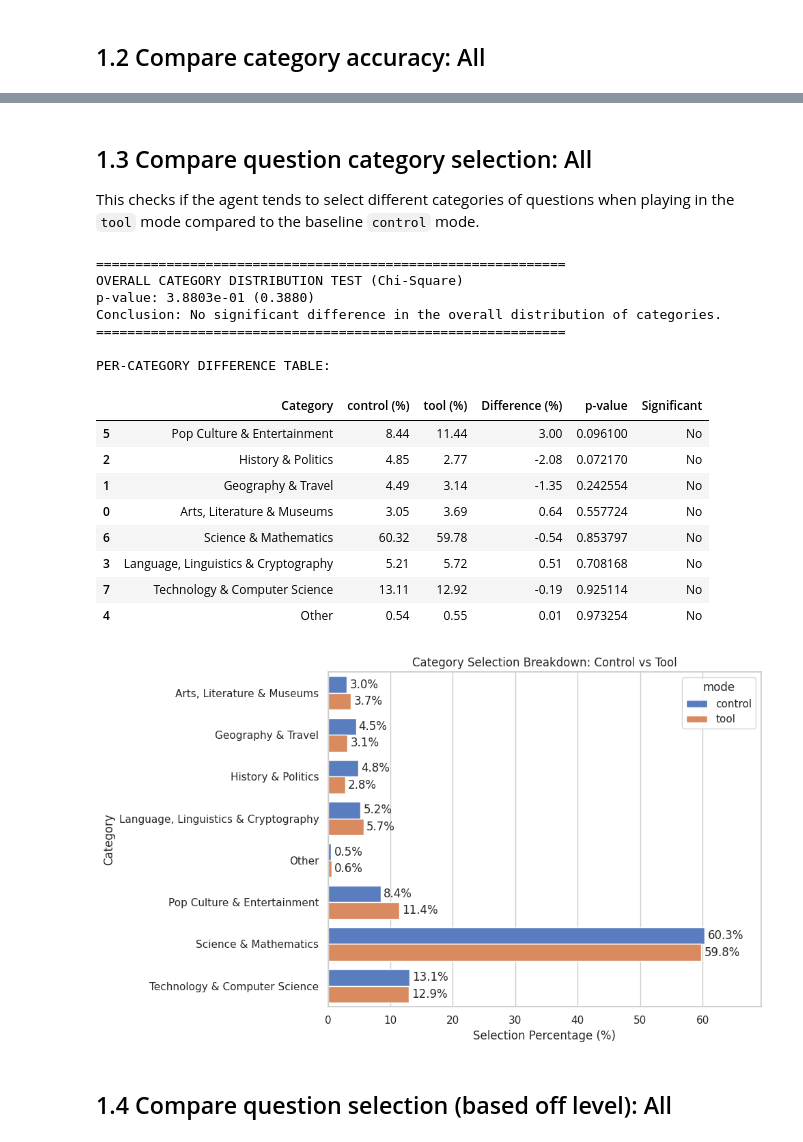
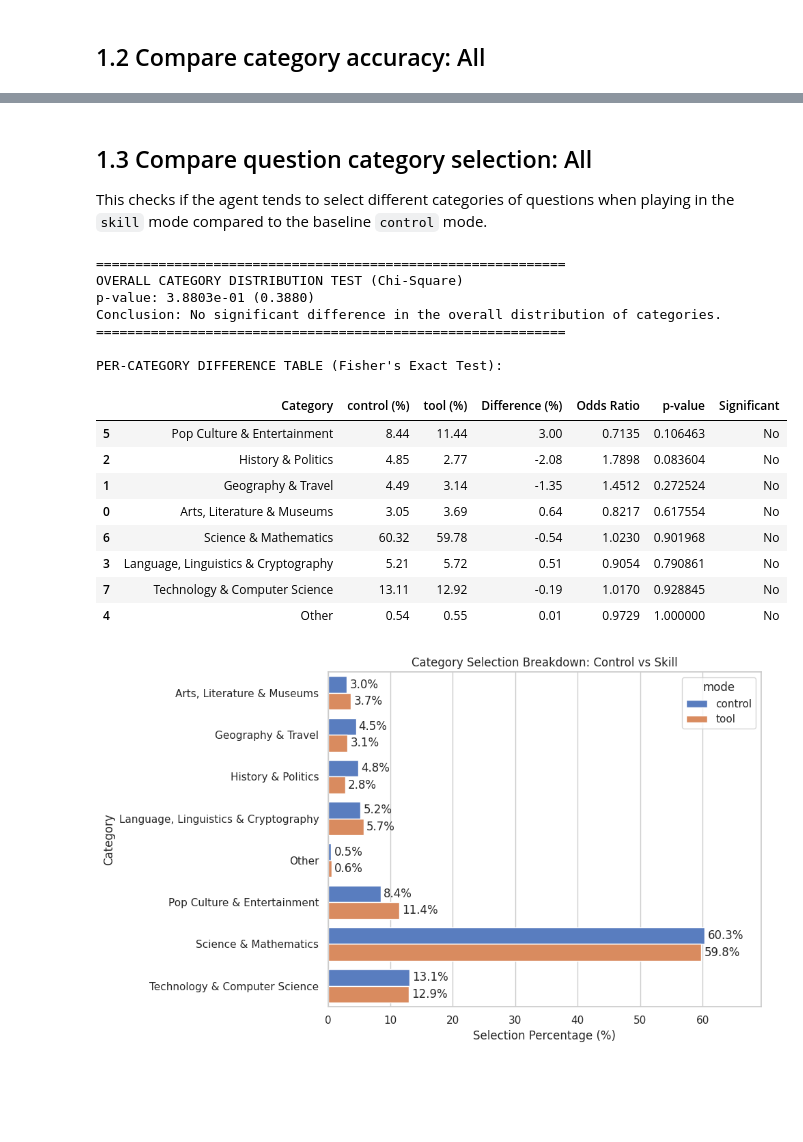
Before and after one commit to Lakindu2003/dungeon_of_self, a Jupyter notebook: backend/results_viewer/notebooks/task_1_control_compare.ipynb, the cells around one changed output, grey strips where cells are left out. Drawn from its saved outputs; the diff is of its cells as text; code cells hidden in the pictures; blank space fills up the shorter version.

```diff
--- a/backend/results_viewer/notebooks/task_1_control_compare.ipynb
+++ b/backend/results_viewer/notebooks/task_1_control_compare.ipynb
@@ -232,13 +247,12 @@ plt.show()
 # %% [markdown]
 ## 1.3 Compare question category selection: All
 
-This checks if the agent tends to select different categories of questions when playing in the `tool` mode compared to the baseline `control` mode.
+This checks if the agent tends to select different categories of questions when playing in the `skill` mode compared to the baseline `control` mode.
 # %%
 import pandas as pd
 import matplotlib.pyplot as plt
 import seaborn as sns
-from scipy.stats import chi2_contingency
-from statsmodels.stats.proportion import proportions_ztest
+from scipy.stats import chi2_contingency, fisher_exact # Changed import here
 import numpy as np
 
 # 1. Prepare the basic long-format data
@@ -248,6 +262,7 @@ cat_selection = pd.merge(cat_selection, total_per_mode, on='mode')
 cat_selection['percentage'] = (cat_selection['selection_count'] / cat_selection['total'] * 100).round(2)
 
 # 2. Overall Chi-Square Test for the entire distribution
+# (Note: SciPy's fisher_exact only supports 2x2 tables, so Chi-Square is kept for the overall RxC table)
 contingency_table = pd.crosstab(df_q['category'], df_q['mode'])
 chi2_stat, p_global, dof, expected = chi2_contingency(contingency_table)
 
@@ -260,10 +275,10 @@ else:
     print("Conclusion: No significant difference in the overall distribution of categories.")
 print("="*60 + "\n")
 
-# 3. Create the Difference Table with Per-Category Z-Tests
+# 3. Create the Difference Table with Per-Category Fisher's Exact Tests
 modes = contingency_table.columns.tolist()
 if len(modes) == 2:
-    m1, m2 = modes[0], modes[1]  # e.g., 'Control' and 'Tool'
+    m1, m2 = modes[0], modes[1]  # e.g., 'Control' and 'Skill'
     totals = contingency_table.sum(axis=0)
 
     results = []
@@ -273,13 +288,20 @@ if len(modes) == 2:
         nobs1 = totals[m1]
         nobs2 = totals[m2]
 
+        # Calculate "failures" (times any OTHER category was selected)
+        other1 = nobs1 - count1
+        other2 = nobs2 - count2
+
         pct1 = (count1 / nobs1) * 100
         pct2 = (count2 / nobs2) * 100
         diff = pct2 - pct1  # Difference (Mode 2 - Mode 1)
 
-        # Two-Proportion Z-test for this specific category
-        # It compares the proportion of times THIS category was picked vs ALL OTHER categories
-        z_stat, p_val = proportions_ztest([count1, count2], [nobs1, nobs2])
+        # Build the 2x2 table: [Selected Cat, Selected Other]
+        table = [[count1, other1],
+                 [count2, other2]]
+
+        # Fisher's Exact Test for this specific category
+        odds_ratio, p_val = fisher_exact(table)
 
         # Determine significance marker explicitly
         if pd.isna(p_val):
@@ -294,53 +316,52 @@ if len(modes) == 2:
             f'{m1} (%)': round(pct1, 2),
             f'{m2} (%)': round(pct2, 2),
             'Difference (%)': round(diff, 2),
+            'Odds Ratio': round(odds_ratio, 4),
             'p-value': p_val,
             'Significant': sig
         })
 
     diff_table = pd.DataFrame(results)
 
-    print("PER-CATEGORY DIFFERENCE TABLE:")
+    print("PER-CATEGORY DIFFERENCE TABLE (Fisher's Exact Test):")
     # Sort by the absolute difference to see the biggest changes at the top
     diff_table_sorted = diff_table.reindex(diff_table['Difference (%)'].abs().sort_values(ascending=False).index)
     display(diff_table_sorted)
 else:
     print("Note: Difference table requires exactly 2 modes.")
 
 # 4. Plot the chart
 plt.figure(figsize=(10,6))
 ax = sns.barplot(data=cat_selection, x='percentage', y='category', hue='mode', palette='muted')
 
 # Optional: Add percentage labels to the bars for easier reading
 for container in ax.containers:
     ax.bar_label(container, fmt='%.1f%%', padding=3)
 
-plt.title('Category Selection Breakdown: Control vs Tool')
+plt.title('Category Selection Breakdown: Control vs Skill')
 plt.xlabel('Selection Percentage (%)')
 plt.ylabel('Category')
 
 # Expand x-axis slightly to fit the labels
 plt.xlim(0, cat_selection['percentage'].max() * 1.15)
 
 plt.tight_layout()
 plt.show()
 # %% [output]
 ============================================================
 OVERALL CATEGORY DISTRIBUTION TEST (Chi-Square)
 p-value: 3.8803e-01 (0.3880)
 Conclusion: No significant difference in the overall distribution of categories.
 ============================================================
 
-PER-CATEGORY DIFFERENCE TABLE:
+PER-CATEGORY DIFFERENCE TABLE (Fisher's Exact Test):
-|  | Category | control (%) | tool (%) | Difference (%) | p-value | Significant |
-| 5 | Pop Culture & Entertainment | 8.44 | 11.44 | 3.00 | 0.096100 | No |
-| 2 | History & Politics | 4.85 | 2.77 | -2.08 | 0.072170 | No |
-| 1 | Geography & Travel | 4.49 | 3.14 | -1.35 | 0.242554 | No |
-| 0 | Arts, Literature & Museums | 3.05 | 3.69 | 0.64 | 0.557724 | No |
-| 6 | Science & Mathematics | 60.32 | 59.78 | -0.54 | 0.853797 | No |
-| 3 | Language, Linguistics & Cryptography | 5.21 | 5.72 | 0.51 | 0.708168 | No |
-| 7 | Technology & Computer Science | 13.11 | 12.92 | -0.19 | 0.925114 | No |
-| 4 | Other | 0.54 | 0.55 | 0.01 | 0.973254 | No |
+|  | Category | control (%) | tool (%) | Difference (%) | Odds Ratio | p-value | Significant |
+| 5 | Pop Culture & Entertainment | 8.44 | 11.44 | 3.00 | 0.7135 | 0.106463 | No |
+| 2 | History & Politics | 4.85 | 2.77 | -2.08 | 1.7898 | 0.083604 | No |
+| 1 | Geography & Travel | 4.49 | 3.14 | -1.35 | 1.4512 | 0.272524 | No |
+| 0 | Arts, Literature & Museums | 3.05 | 3.69 | 0.64 | 0.8217 | 0.617554 | No |
+| 6 | Science & Mathematics | 60.32 | 59.78 | -0.54 | 1.0230 | 0.901968 | No |
+| 3 | Language, Linguistics & Cryptography | 5.21 | 5.72 | 0.51 | 0.9054 | 0.790861 | No |
+| 7 | Technology & Computer Science | 13.11 | 12.92 | -0.19 | 1.0170 | 0.928845 | No |
+| 4 | Other | 0.54 | 0.55 | 0.01 | 0.9729 | 1.000000 | No |
 [figure]
-# %% [markdown]
-## 1.4 Compare question selection (based off level): All
```
Also changed, not shown: parts of 6 cells of this notebook, 8 other files.
